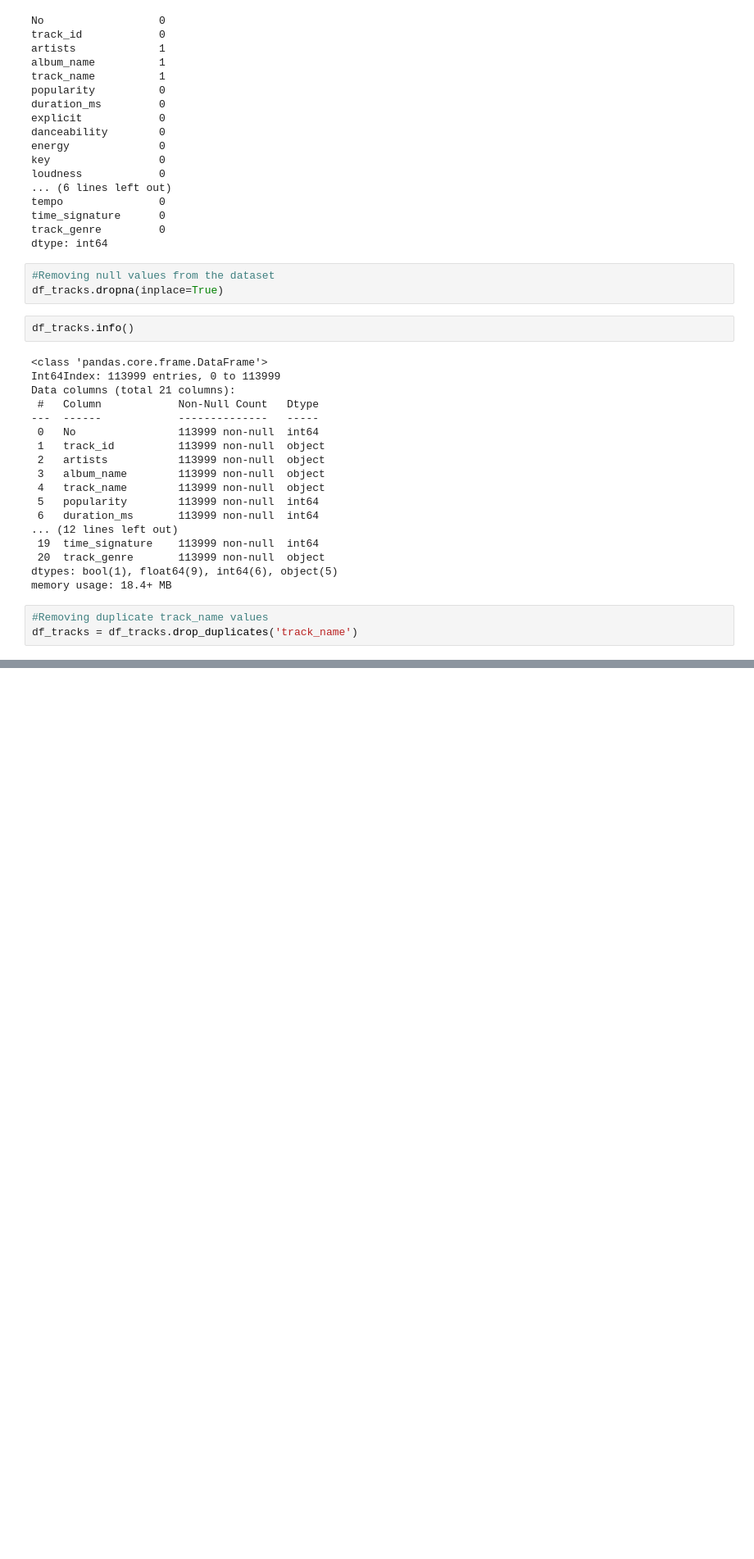
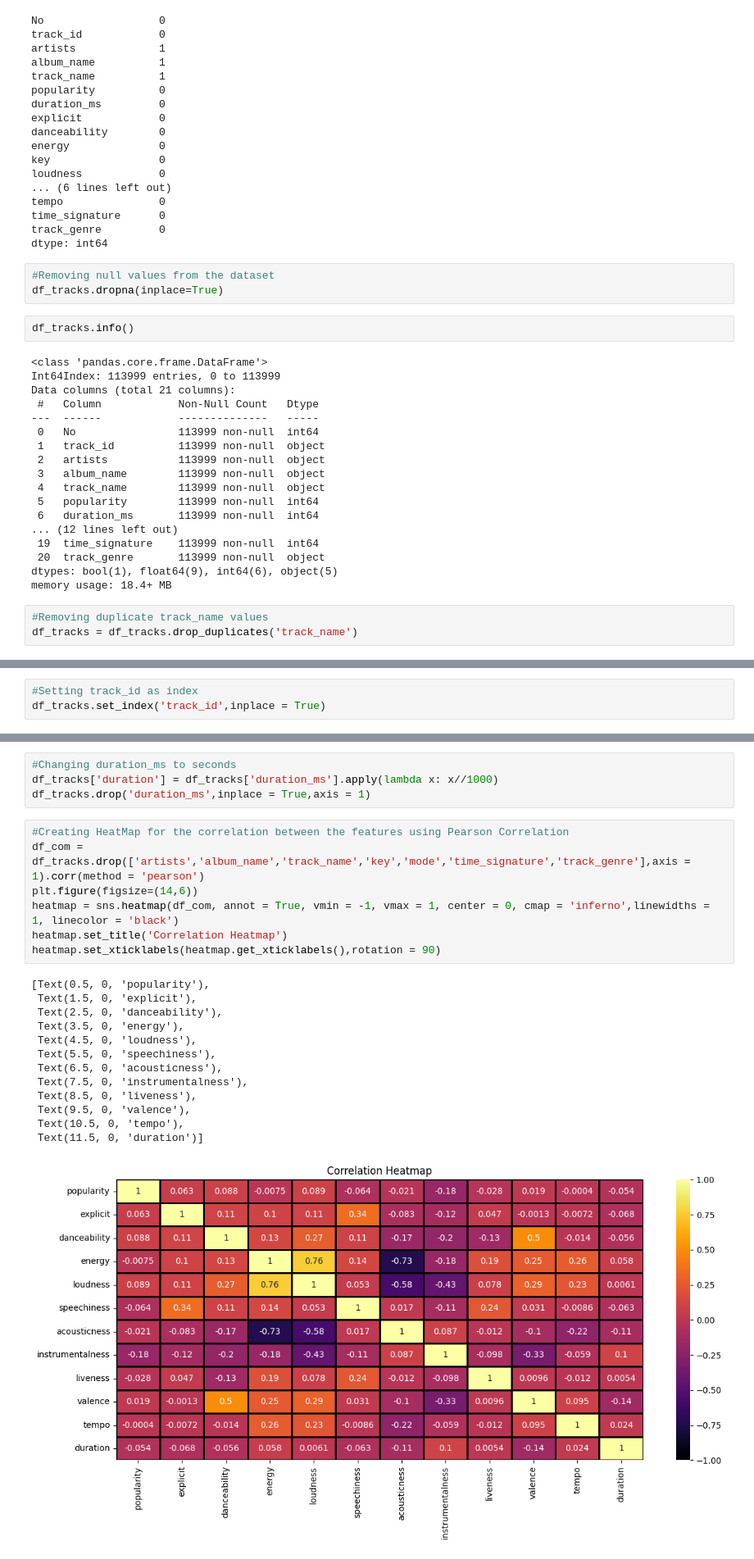
Before and after one commit to AcV134/Spotify-Data-Analysis, a Jupyter notebook: spotify_data_analysis.ipynb, the cells around one changed output, grey strips where cells are left out. Shown: that part at 82% size. Cells and saved outputs as stored; diff of their text form; blank space fills up the shorter version.

Commit message:
Update to have HeatMap

```diff
--- a/spotify_data_analysis.ipynb
+++ b/spotify_data_analysis.ipynb
@@ -111,0 +126,3 @@ df_tracks.describe()
+# %%
+#Setting track_id as index
+df_tracks.set_index('track_id',inplace = True)
@@ -111,0 +153,25 @@ df_tracks.describe()
+# %%
+#Changing duration_ms to seconds
+df_tracks['duration'] = df_tracks['duration_ms'].apply(lambda x: x//1000)
+df_tracks.drop('duration_ms',inplace = True,axis = 1)
+# %%
+#Creating HeatMap for the correlation between the features using Pearson Correlation
+df_com = df_tracks.drop(['artists','album_name','track_name','key','mode','time_signature','track_genre'],axis = 1).corr(method = 'pearson')
+plt.figure(figsize=(14,6))
+heatmap = sns.heatmap(df_com, annot = True, vmin = -1, vmax = 1, center = 0, cmap = 'inferno',linewidths = 1, linecolor = 'black')
+heatmap.set_title('Correlation Heatmap')
+heatmap.set_xticklabels(heatmap.get_xticklabels(),rotation = 90)
+# %% [output]
+[Text(0.5, 0, 'popularity'),
+ Text(1.5, 0, 'explicit'),
+ Text(2.5, 0, 'danceability'),
+ Text(3.5, 0, 'energy'),
+ Text(4.5, 0, 'loudness'),
+ Text(5.5, 0, 'speechiness'),
+ Text(6.5, 0, 'acousticness'),
+ Text(7.5, 0, 'instrumentalness'),
+ Text(8.5, 0, 'liveness'),
+ Text(9.5, 0, 'valence'),
+ Text(10.5, 0, 'tempo'),
+ Text(11.5, 0, 'duration')]
+[figure, added]
```
Also changed, not shown: parts of 7 cells of this notebook.
